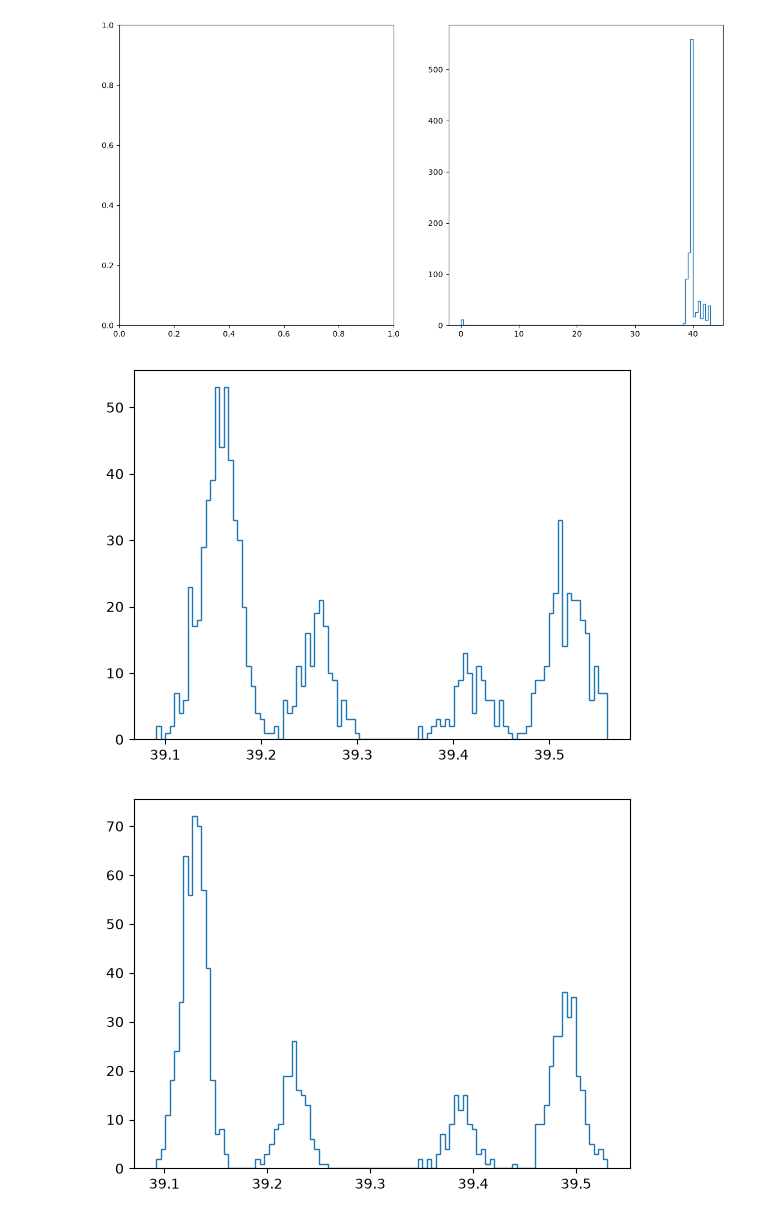
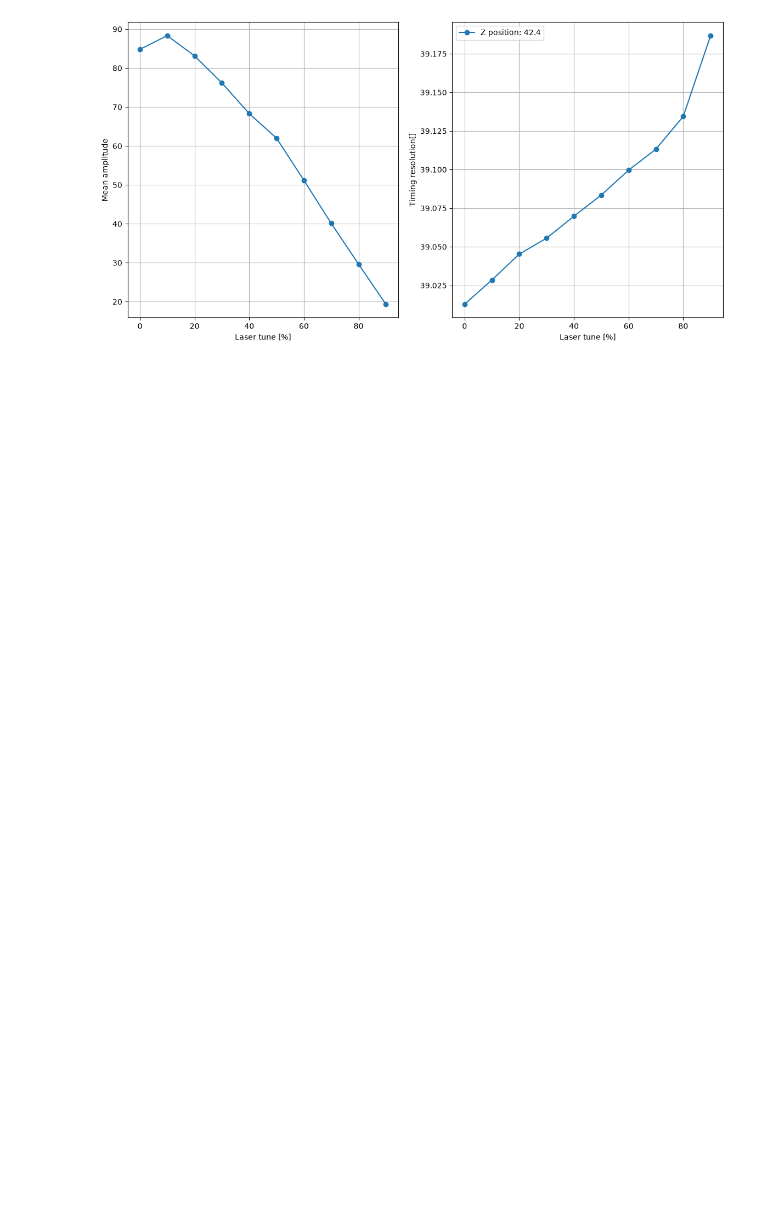
Before and after one commit to arhayrap/3D_sensors, a Jupyter notebook: investigations/DJ_LGAD_IR_LaserTest/TuneScan.ipynb, the cells around one changed output. Cells and saved outputs as stored; diff of their text form; code cells hidden in the pictures; blank space fills up the shorter version.

```diff
--- a/investigations/DJ_LGAD_IR_LaserTest/TuneScan.ipynb
+++ b/investigations/DJ_LGAD_IR_LaserTest/TuneScan.ipynb
@@ -17,7 +17,7 @@ def sigmoid(x, A, mean, width):
 path = "../../Processed_data/"
 # path = "../../ZAxisScan/"
 # files = glob.glob(f"{path}proc_F_AC_LGAD_40um_strip_NEv*000_BV115000mV_Laser20pc_Temp16C_Zpos*_Xpos*00000.root")
-files = glob.glob(f"{path}proc_F_AC_LGAD_40um_strip_10db_attenuation_LaserTuneScan_NEv1000_BV115000mV_Laser*pc_Temp16C_Zpos*_Xpos*_Ypos*00000.root")
+files = glob.glob(f"{path}proc_F_DJ_LGAD_50um_strip_10db_attenuation_LaserTuneScan_3_NEv1000_BV115000mV_Laser*pc_Temp16C_Zpos*_Xpos*_Ypos*00000.root")
 
 # files = glob.glob(f"{path}F*--AC_LGAD_40um_strip_NEv*000_BV115000mV_Laser20pc_Temp16C_Zpos*_Xpos*00000.trc")
 
@@ -63,7 +63,7 @@ fields = [
     'baseline_RMS',
     'noise',
     'amp',
-    # 't_peak',
+    't_peak',
     'integral',
     # 'intfull',
     # 'risetime',
@@ -157,6 +162,7 @@ for f_i, f in enumerate(files):
     l = f"pos_{map_plot_z[f_i]}_{map_plot_x[f_i]}_{map_plot_y[f_i]}_{laser_tune[f_i]}"
     # channel[l] = pulse["channel"]
     # time[l] = pulse["time"]
+    t_peak[l] = pulse["t_peak"]
     integral[l] = pulse["integral"]
     # risetime[l] = pulse["risetime"]
     amp[l] = pulse["amp"]
@@ -176,40 +182,66 @@ channel = 5
 fig, ax = plt.subplots(rows, cols, figsize = (size*cols, size*rows))
 mean_amps = []
 n_events = []
+dt_res = []
 for lt_i, lt in enumerate(laser_tune):
     for z_i, z in enumerate(Z_range):
         for x_i, x in enumerate(X_range):
             for y_i, y in enumerate(Y_range):
                 l = f"pos_{z}_{x}_{y}_{lt}"
+                print(l)
+
+                nbins = 30
+                mask = (t_peak[l][:,7]>0.96)
                 dt = timestamps[l][:,channel] - timestamps[l][:,7]
-                try:
-                    mean_amps.append(np.mean(amp[l][:,channel]))
-                    n_events.append(np.mean(dt))
-                    plt.hist(dt, bins = 100, histtype = "step")
-                    plt.show()
-                except:
-                    mean_amps.append(0)
-                    n_events.append(0)
+
+                # y, x = np.histogram(amp[l][mask][:,channel], bins = nbins)
+                # params = curve_fit(gaus, x[0:nbins], y[0:nbins], p0=(np.mean(y[0:nbins]), np.mean(x[0:nbins]), std))
+
+                mean_amps.append(np.mean(amp[l][mask][:,channel]))
+                n_events.append(np.mean(dt[mask]))
+                std = np.std(dt[mask])
+                mean = np.mean(dt[mask])
+                y, x = np.histogram(dt[mask], bins = nbins)
+                x = np.array(x)
+                y = np.array(y)
+                print(len(x), len(y))
+
+                params = curve_fit(gaus, x[0:nbins], y[0:nbins], p0=(np.mean(y[0:nbins]), np.mean(x[0:nbins]), std)) # , bounds = bounds) # , p0=( np.mean(y), mean, np.std(hist[mask]) ) )
+                y_fit = [gaus(i, params[0][0], params[0][1], params[0][2]) for i in x[0:nbins]]
+                # plt.show()
+                # plt.hist(dt[mask], range = (np.min(dt[mask]), np.max(dt[mask])), bins = nbins,  histtype = "step")
+                # plt.plot(x[0:nbins], y_fit, color = "red", marker = "o")
+                # plt.show()
+                print(params[0])
+                dt_res.append(params[0][1])
+                # except:
+                #     mean_amps.append(0)
+                #     n_events.append(0)
 print(mean_amps)
 
 sorting = np.argsort(laser_tune)
-
 mean_amps = np.array(mean_amps)
 n_events = np.array(n_events)
+laser_tune = np.array(laser_tune)
+dt_res = np.array(dt_res)
 
 # params = curve_fit(gaus, X_range[mask], mean_amps[mask], p0 = (np.max(mean_amps[mask]), np.mean(X_range[mask]), 10))
 
-ax[0].plot(laser_tune, mean_amps, label = f"Z position: {z}", marker = "o")
-ax[0].set_xlabel("X position [mm]")
+print(len(laser_tune), len(mean_amps))
+
+sort = np.argsort(laser_tune)
+
+mask = (laser_tune[sort] != 100)
+ax[0].plot(laser_tune[sort][mask], mean_amps[sort][mask], label = f"Z position: {z}", marker = "o")
+ax[0].set_xlabel("Laser tune [%]")
 ax[0].set_ylabel("Mean amplitude")
 
-mask = (mean_amps != 0)
-print(np.sum(mask))
+ax[1].plot(laser_tune[sort][mask], dt_res[sort][mask], label = f"Z position: {z}", marker = "o")
+ax[1].set_xlabel("Laser tune [%]")
+ax[1].set_ylabel("Timing resolution[]")
 
-ax[1].plot(laser_tune, n_events, label = f"Z position: {z}")
-ax[1].set_xlabel("X position [mm]")
-ax[1].set_ylabel("Number of events")
-
+ax[0].grid()
+ax[1].grid()
 plt.legend()
 plt.show()
 # %% [output]
@@ -216,3 +265 @@ plt.show()
-[figure, old version]
+[figure, new version]
-[figure, removed]
-[figure, removed]
```
Also changed, not shown: parts of 3 cells of this notebook, 53 other files.
